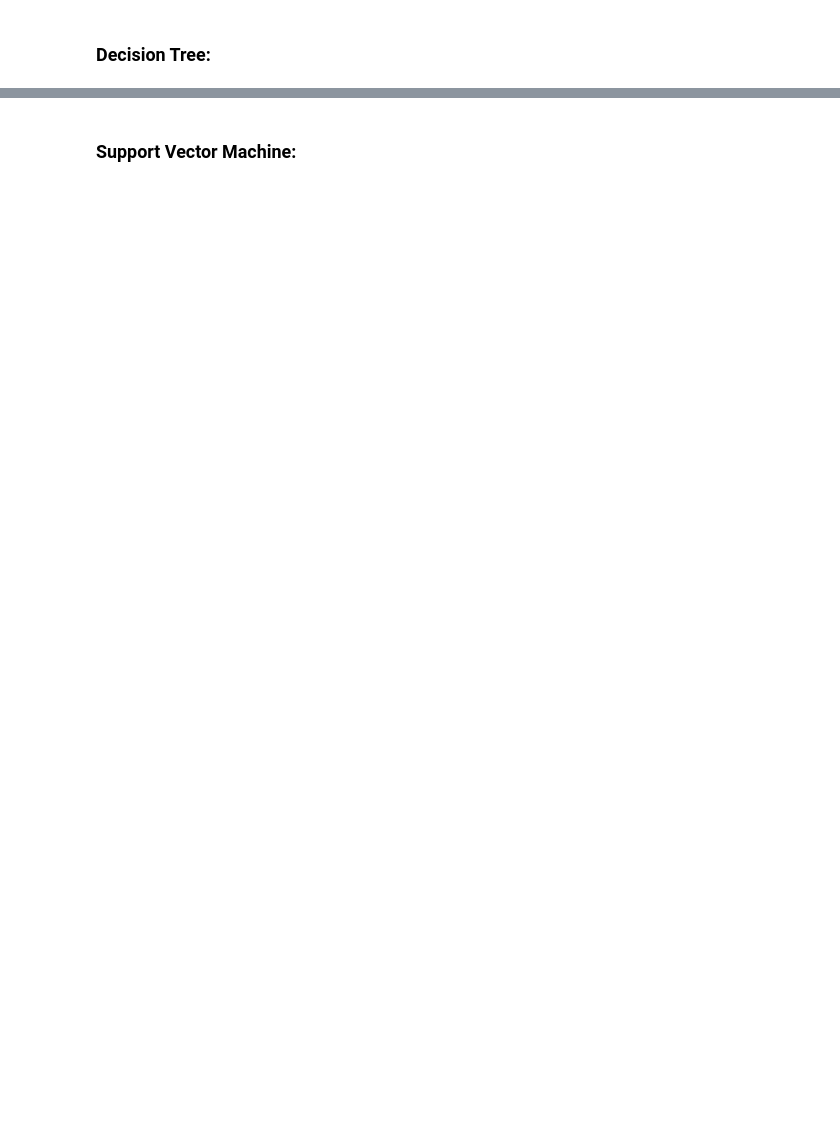
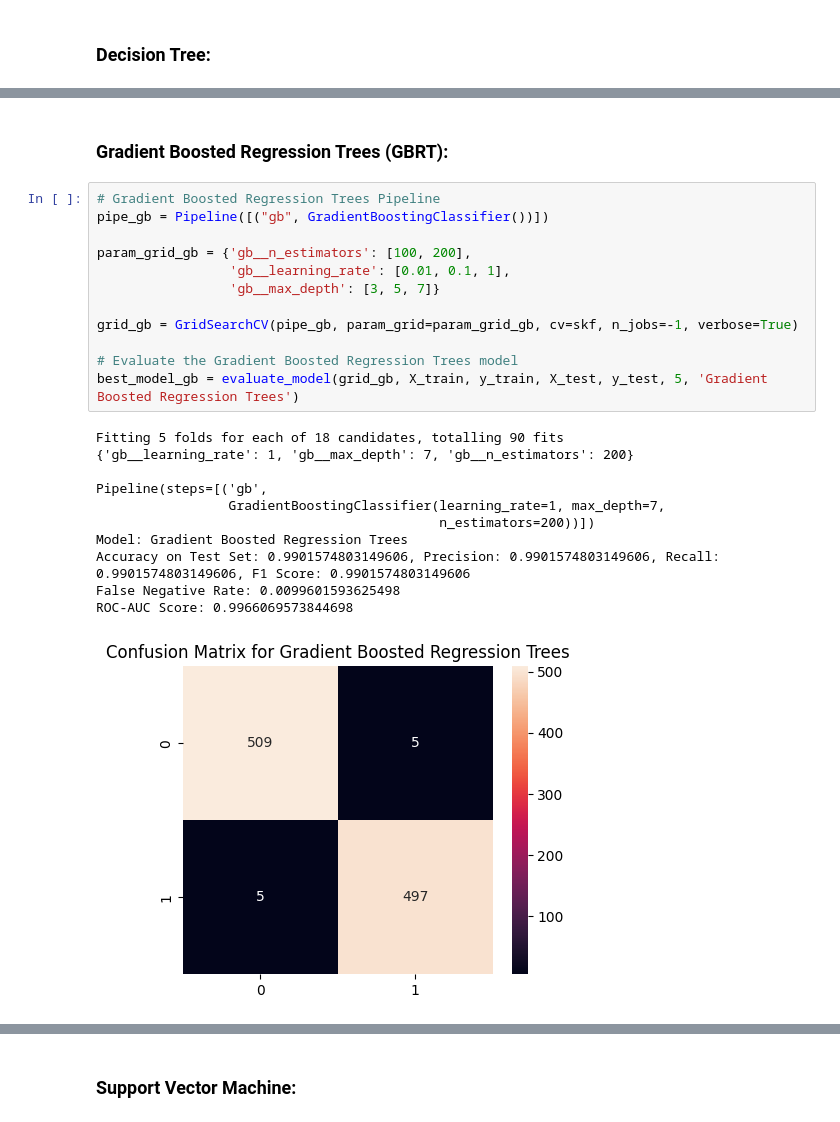
Before and after one commit to eduardofernandes11/Thesis, a Jupyter notebook: PhishingDetectionModel/MetadataAnalysis/header_analysis.ipynb, the cells around one changed output, grey strips where cells are left out. Drawn from its saved outputs; the diff is of its cells as text; blank space fills up the shorter version.

```diff
--- a/PhishingDetectionModel/MetadataAnalysis/header_analysis.ipynb
+++ b/PhishingDetectionModel/MetadataAnalysis/header_analysis.ipynb
@@ -343,0 +542,26 @@ Confusion Matrix: [[503  11]
+# %% [markdown]
+### Gradient Boosted Regression Trees (GBRT):
+# %%
+# Gradient Boosted Regression Trees Pipeline
+pipe_gb = Pipeline([("gb", GradientBoostingClassifier())])
+
+param_grid_gb = {'gb__n_estimators': [100, 200],
+                 'gb__learning_rate': [0.01, 0.1, 1],
+                 'gb__max_depth': [3, 5, 7]}
+
+grid_gb = GridSearchCV(pipe_gb, param_grid=param_grid_gb, cv=skf, n_jobs=-1, verbose=True)
+
+# Evaluate the Gradient Boosted Regression Trees model
+best_model_gb = evaluate_model(grid_gb, X_train, y_train, X_test, y_test, 5, 'Gradient Boosted Regression Trees')
+# %% [output]
+Fitting 5 folds for each of 18 candidates, totalling 90 fits
+{'gb__learning_rate': 1, 'gb__max_depth': 7, 'gb__n_estimators': 200}
+
+Pipeline(steps=[('gb',
+                 GradientBoostingClassifier(learning_rate=1, max_depth=7,
+                                            n_estimators=200))])
+Model: Gradient Boosted Regression Trees
+Accuracy on Test Set: 0.9901574803149606, Precision: 0.9901574803149606, Recall: 0.9901574803149606, F1 Score: 0.9901574803149606
+False Negative Rate: 0.0099601593625498
+ROC-AUC Score: 0.9966069573844698
+[figure, added]
```
Also changed, not shown: parts of 40 cells of this notebook, 1 other file.
